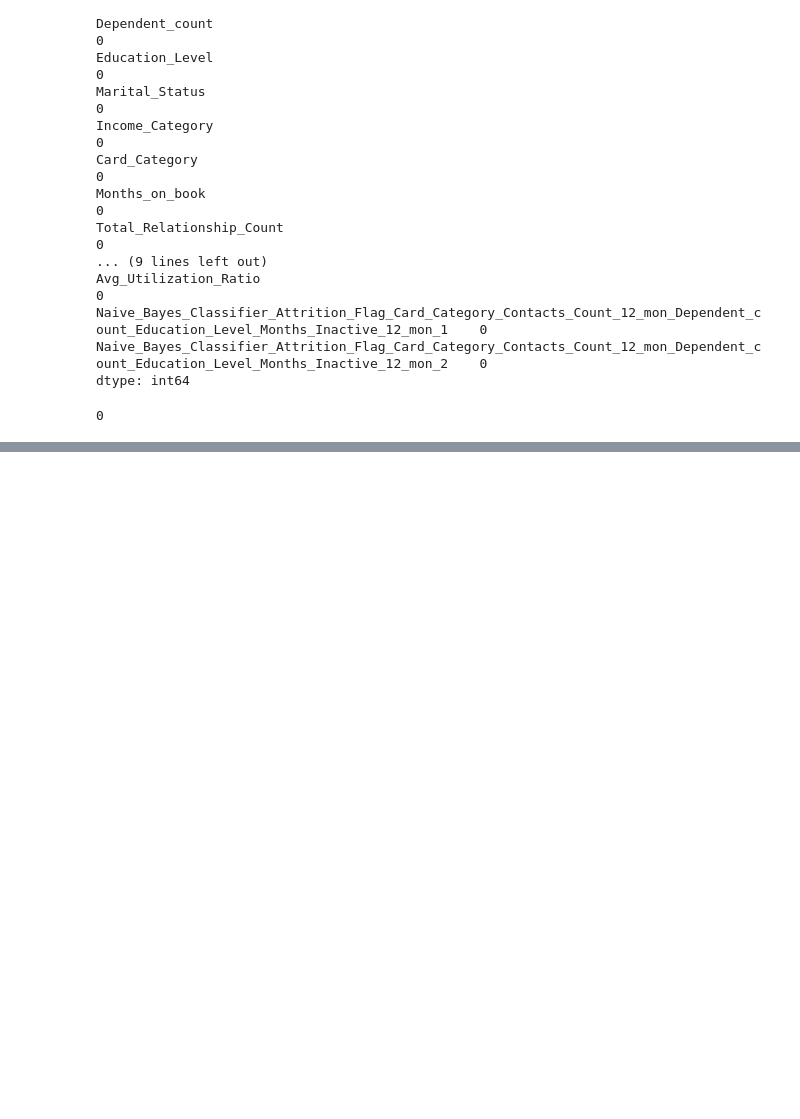
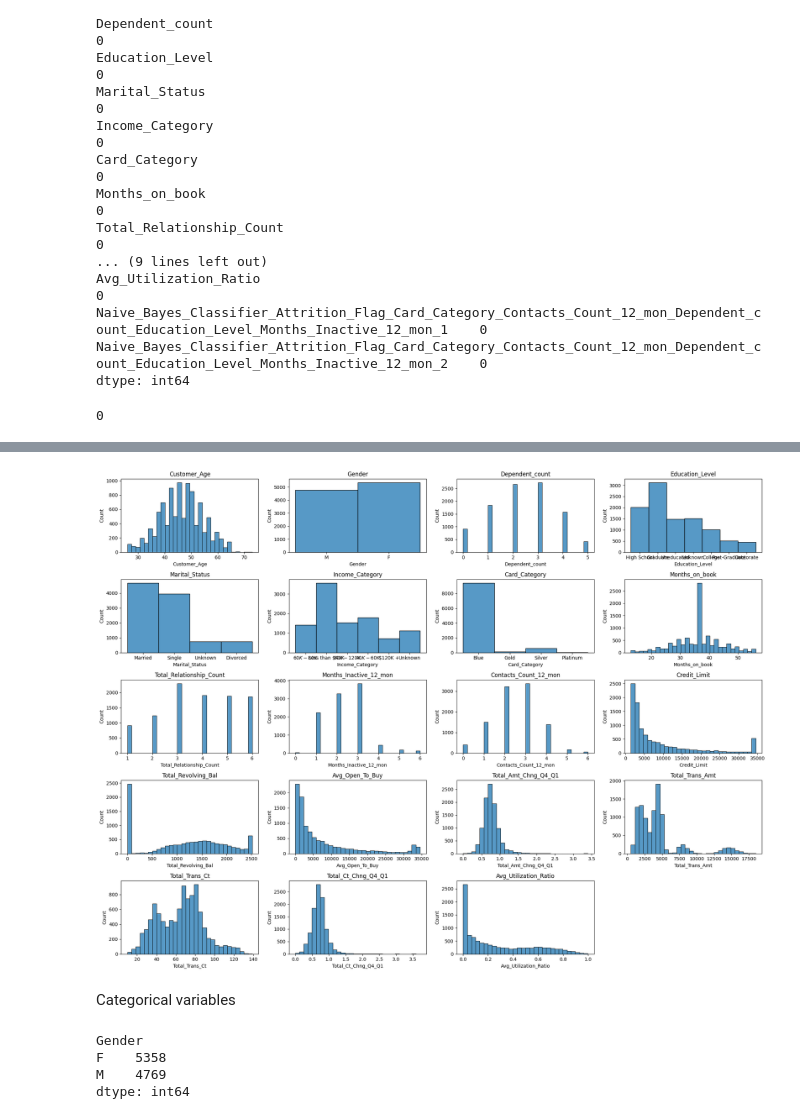
Before and after one commit to AlenaMochalina/Credit-card-attrition-analysis-in-Python, a Jupyter notebook: Credit_card_analysis.ipynb, the cells around one changed output, grey strips where cells are left out. Cells and saved outputs as stored; diff of their text form; code cells hidden in the pictures; blank space fills up the shorter version.

```diff
--- a/Credit_card_analysis.ipynb
+++ b/Credit_card_analysis.ipynb
@@ -5,6 +43,6 @@
 # %%
-import pandas as pd
-data= pd.read_csv("c:\\Users\\Asus\\Desktop\\Credit-card-attrition-analysis-in-Python-\\BankChurners.csv")
+
+data= pd.read_csv("BankChurners.csv")
 print(data.head())
 # %% [output]
    CLIENTNUM     Attrition_Flag  Customer_Age Gender  Dependent_count  \
@@ -144,0 +181,6 @@ data.describe()
+# %%
+#odebrání  Naive Bayes classifier, CLIENTNUM a Attrittion_Flag
+data = data.drop(['Naive_Bayes_Classifier_Attrition_Flag_Card_Category_Contacts_Count_12_mon_Dependent_count_Education_Level_Months_Inactive_12_mon_1',
+        'Naive_Bayes_Classifier_Attrition_Flag_Card_Category_Contacts_Count_12_mon_Dependent_count_Education_Level_Months_Inactive_12_mon_2', 'CLIENTNUM', 'Attrition_Flag'], axis=1)
+
+data.head()
@@ -144,0 +217,27 @@ data.describe()
+# %%
+# zobrazení histogramu jednotlivých feature
+
+plt.figure(figsize=(20, 15))
+
+# Number of features
+n_features = len(data.columns)
+
+# Plot each feature as a histogram
+for i, column in enumerate(data.columns, 1):
+    plt.subplot((n_features // 4) + 1, 4, i)  # Adjust the grid size based on the number of features
+    sns.histplot(data[column], kde=False, bins=30)
+    plt.title(column)
+
+plt.tight_layout()
+plt.show()
+# %% [output]
+[figure, added]
+# %% [markdown]
+Categorical variables
+# %%
+data.groupby("Gender").size()
+# %% [output]
+Gender
+F    5358
+M    4769
+dtype: int64
```
Also changed, not shown: parts of 21 cells of this notebook.
